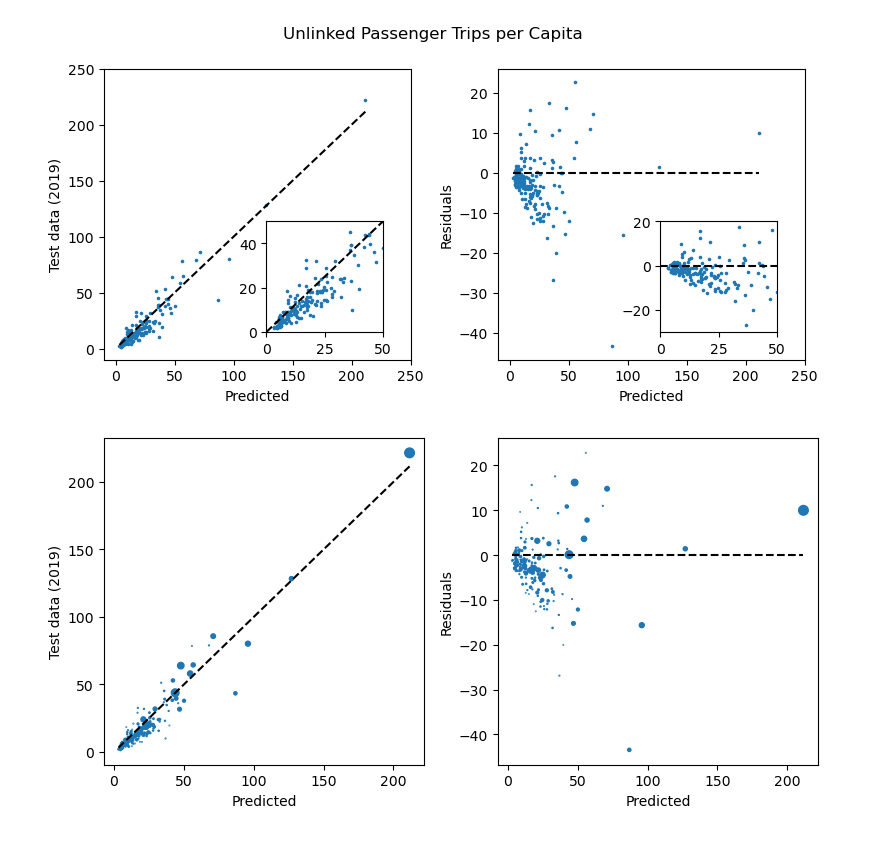
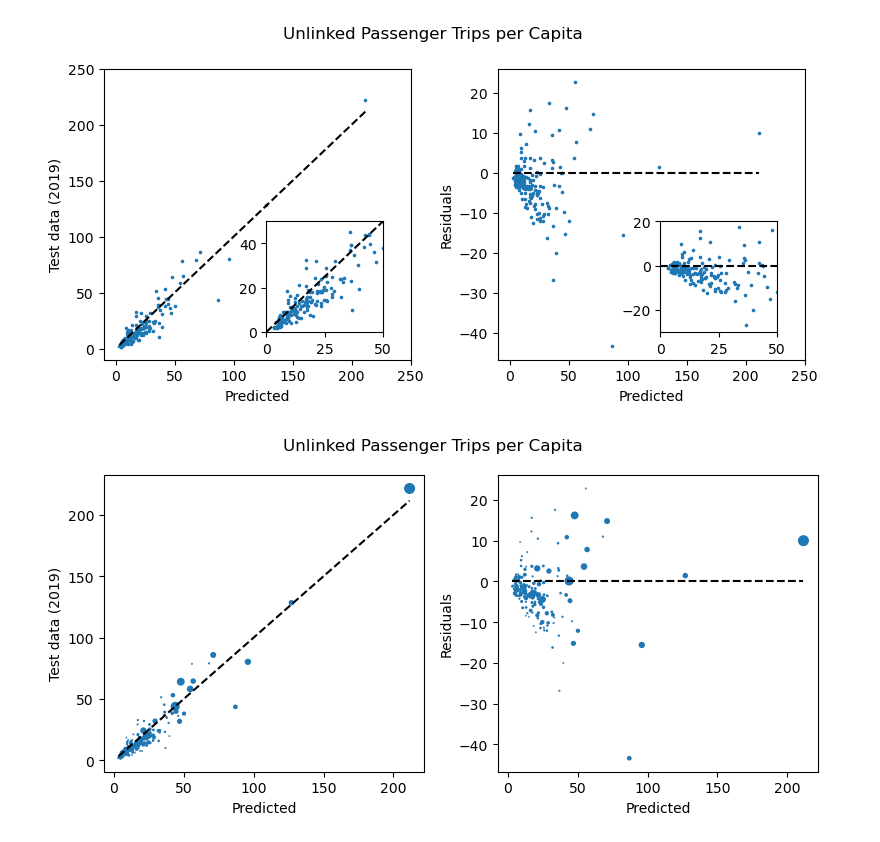
Before and after one commit to lodubay/transit-ridership, a Jupyter notebook: src/all_city_model.ipynb, the cells around one changed output. Drawn from its saved outputs; the diff is of its cells as text; code cells hidden in the pictures.

```diff
--- a/src/all_city_model.ipynb
+++ b/src/all_city_model.ipynb
@@ -89,0 +38,4 @@ all_data
+# %%
+all_data = consolidate_features(select_features + [ycol])
+select_features = ['Year'] + select_features
+all_data
@@ -191,19 +58,0 @@ Here are the correlations between ridership and our selected features:
-# %%
-select_features = [
-    'Year',
-    'VRH_percap',
-    'TotalFund_infladj_percap',
-    'FedFund_frac',
-    'StateFund_frac',
-    'LocalFund_frac',
-    'OpFund_frac',
-    'OpExp_GA_frac',
-    'OpExp_VM_frac',
-    'OpExp_VO_frac',
-]
-g = sns.FacetGrid(pd.DataFrame(select_features), col=0, col_wrap=5, sharex=False)
-for ax, x_var in zip(g.axes, select_features):
-    sns.histplot(data=train, x=x_var, y=ycol, ax=ax)
-g.tight_layout()
-plt.savefig(paths.plots / 'select_features.png', dpi=300)
-plt.show()
@@ -211,0 +59,3 @@ plt.show()
+# %%
+train, test = train_test_city_split(all_data)
+train
@@ -564,19 +429,19 @@ plt.show()
 # %%
 fig, axs = plt.subplots(1, 2, sharex=True, figsize=(8, 4), tight_layout=True)
 test_2019_midx = test_2019.reset_index().set_index(['UACE Code', 'Year'])
 marker_scale = 1e-5 * city_pop_stack.loc[test_2019_midx.index]
 axs[0].scatter(xgb_pred_2019, test_2019['UPT_percap'], marker='.', s=marker_scale)
 bounds = [xgb_pred_2019.min(), xgb_pred_2019.max()]
 axs[0].plot(bounds, bounds, 'k--')
 axs[0].set_xlabel('Predicted')
 axs[0].set_ylabel('Test data (2019)')
 # Plot residuals
 axs[1].scatter(xgb_pred_2019, test_2019['UPT_percap'] - xgb_pred_2019, marker='.', s=marker_scale)
 axs[1].plot(bounds, [0, 0], 'k--')
 axs[1].set_xlabel('Predicted')
 axs[1].set_ylabel('Residuals')
-# fig.suptitle('Unlinked Passenger Trips per Capita')
-plt.savefig(paths.plots / 'test_xgb_predict_2019.png', dpi=300)
+fig.suptitle('Unlinked Passenger Trips per Capita')
+# plt.savefig(paths.plots / 'test_xgb_predict_2019.png', dpi=300)
 plt.show()
 # %% [output]
-[figure, old version]
+[figure, new version]
```
Also changed, not shown: parts of 16 cells of this notebook, 3 other files.
